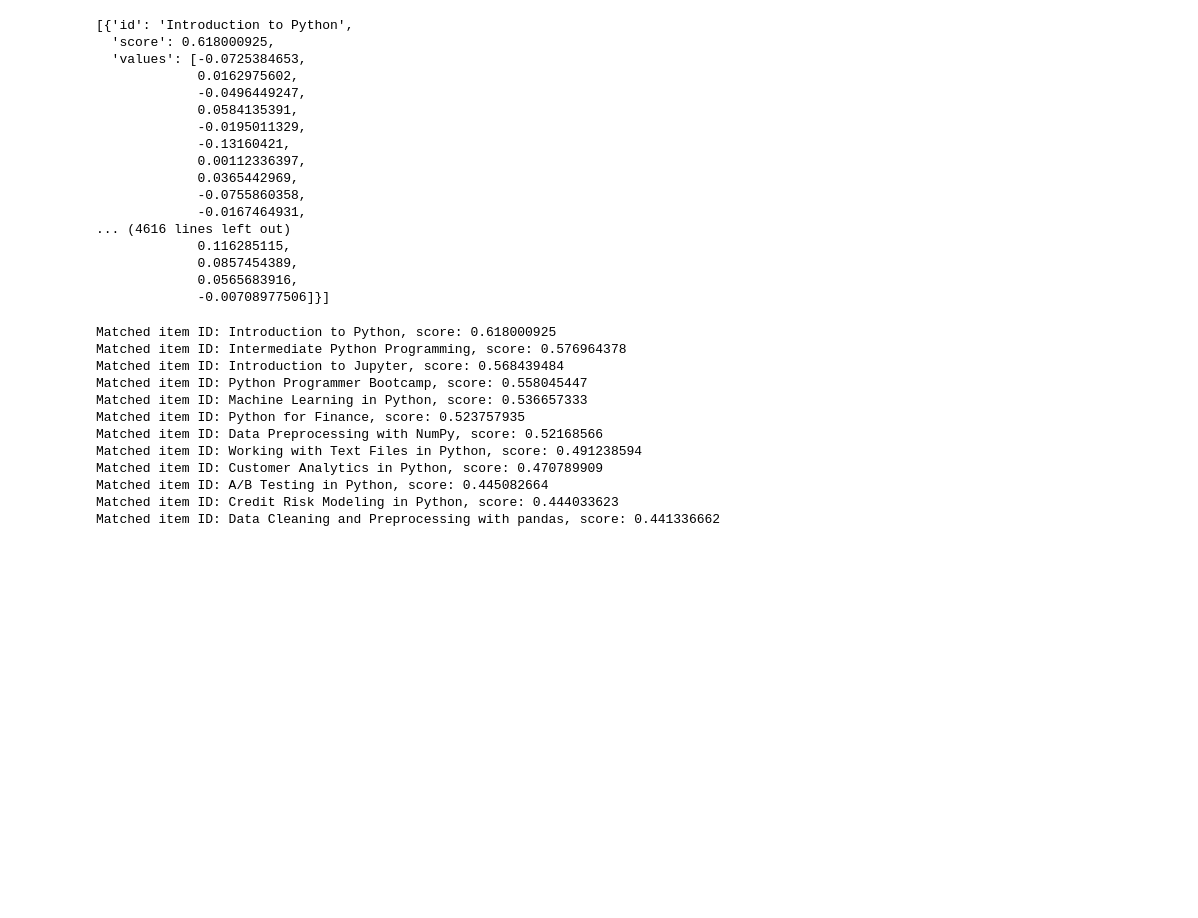
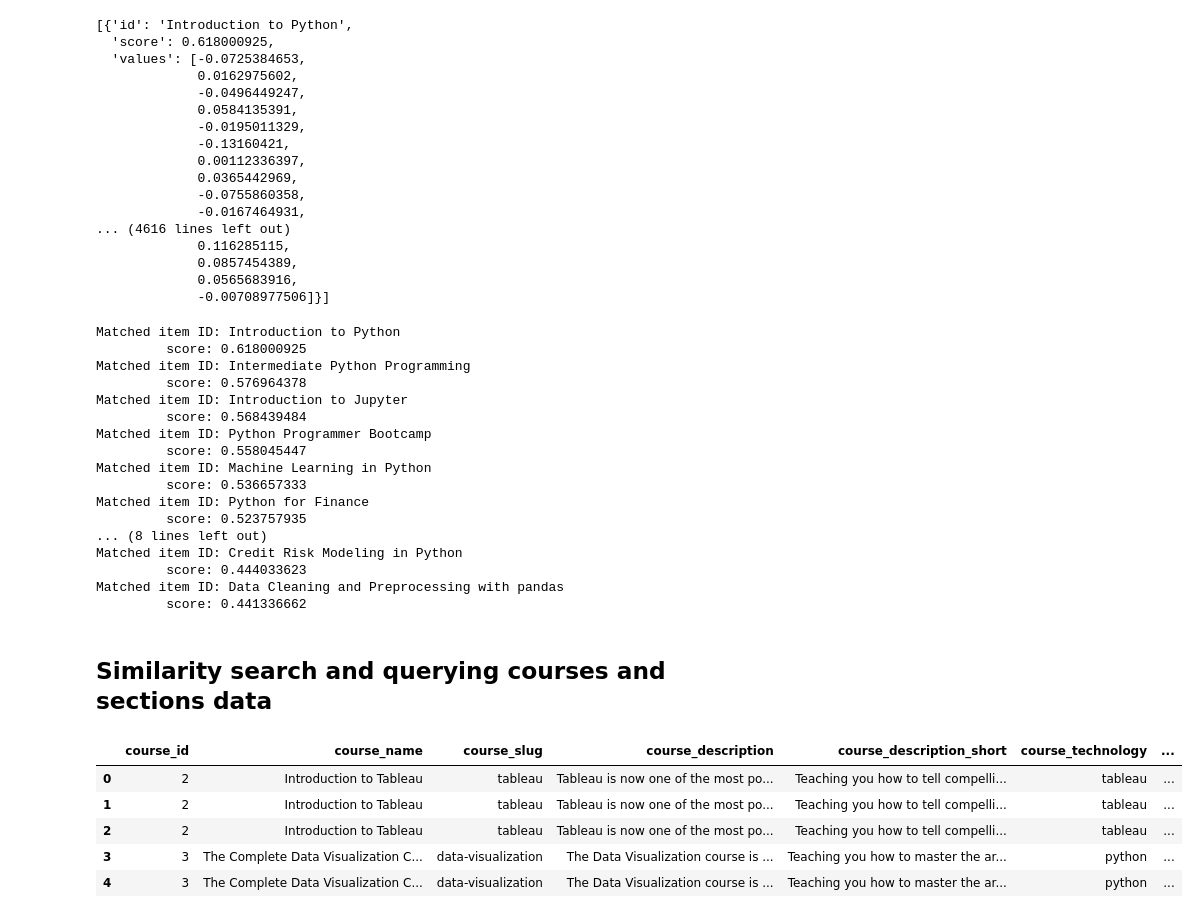
Before and after one commit to SurajSG23/Vector-DataBase, a Jupyter notebook: Module-2.ipynb, the cells around one changed output. Saved outputs shown, nothing was run; the diff lists cells and outputs as text; code cells hidden in the pictures; blank space fills up the shorter version.

Commit message:
Similarity search and querying courses and sections data

```diff
--- a/Module-2.ipynb
+++ b/Module-2.ipynb
@@ -186,17 +194,43 @@ query_results["matches"]
 score_threshold = 0.3
 for match in query_results["matches"]:
     if match['score'] >= score_threshold:
-        print(f"Matched item ID: {match['id']}, score: {match['score']}")
+        print(f"Matched item ID: {match['id']}\n\t score: {match['score']}")
 # %% [output]
-Matched item ID: Introduction to Python, score: 0.618000925
-Matched item ID: Intermediate Python Programming, score: 0.576964378
-Matched item ID: Introduction to Jupyter, score: 0.568439484
-Matched item ID: Python Programmer Bootcamp, score: 0.558045447
-Matched item ID: Machine Learning in Python, score: 0.536657333
-Matched item ID: Python for Finance, score: 0.523757935
-Matched item ID: Data Preprocessing with NumPy, score: 0.52168566
-Matched item ID: Working with Text Files in Python, score: 0.491238594
-Matched item ID: Customer Analytics in Python, score: 0.470789909
-Matched item ID: A/B Testing in Python, score: 0.445082664
-Matched item ID: Credit Risk Modeling in Python, score: 0.444033623
-Matched item ID: Data Cleaning and Preprocessing with pandas, score: 0.441336662
+Matched item ID: Introduction to Python
+         score: 0.618000925
+Matched item ID: Intermediate Python Programming
+         score: 0.576964378
+Matched item ID: Introduction to Jupyter
+         score: 0.568439484
+Matched item ID: Python Programmer Bootcamp
+         score: 0.558045447
+Matched item ID: Machine Learning in Python
+         score: 0.536657333
+Matched item ID: Python for Finance
+         score: 0.523757935
+... (8 lines left out)
+Matched item ID: Credit Risk Modeling in Python
+         score: 0.444033623
+Matched item ID: Data Cleaning and Preprocessing with pandas
+         score: 0.441336662
+# %% [markdown]
+## Similarity search and querying courses and sections data
+# %%
+files = pd.read_csv(r"D:\AI-ML\Vector DB\Files\course_section_descriptions.csv", encoding = "ANSI")
+# %%
+files["unique_id"] = files["course_id"].astype(str) + '-' + files["section_id"].astype(str)
+# %%
+files["metadata"] = files.apply(lambda row: {
+    "course_name": row["course_name"],
+    "section_name": row["section_name"],
+    "section_description": row["section_description"],
+}, axis = 1)
+
+files.head()
+# %% [output]
+|  | course_id | course_name | course_slug | course_description | course_description_short | course_technology | ... |
+| 0 | 2 | Introduction to Tableau | tableau | Tableau is now one of the most po... | Teaching you how to tell compelli... | tableau | ... |
+| 1 | 2 | Introduction to Tableau | tableau | Tableau is now one of the most po... | Teaching you how to tell compelli... | tableau | ... |
+| 2 | 2 | Introduction to Tableau | tableau | Tableau is now one of the most po... | Teaching you how to tell compelli... | tableau | ... |
+| 3 | 3 | The Complete Data Visualization C... | data-visualization | The Data Visualization course is ... | Teaching you how to master the ar... | python | ... |
+| 4 | 3 | The Complete Data Visualization C... | data-visualization | The Data Visualization course is ... | Teaching you how to master the ar... | python | ... |
```
Also changed, not shown: parts of 11 cells of this notebook, 2 other files.
